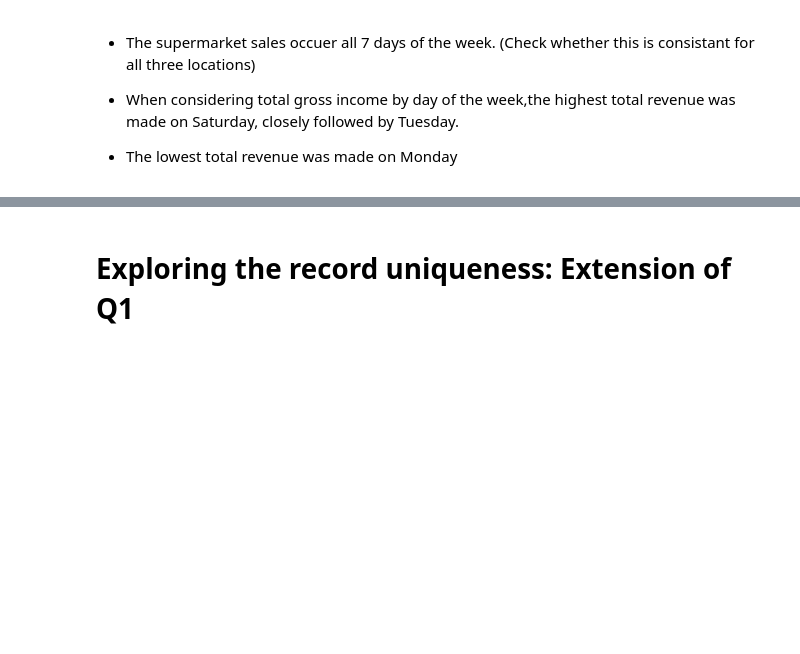
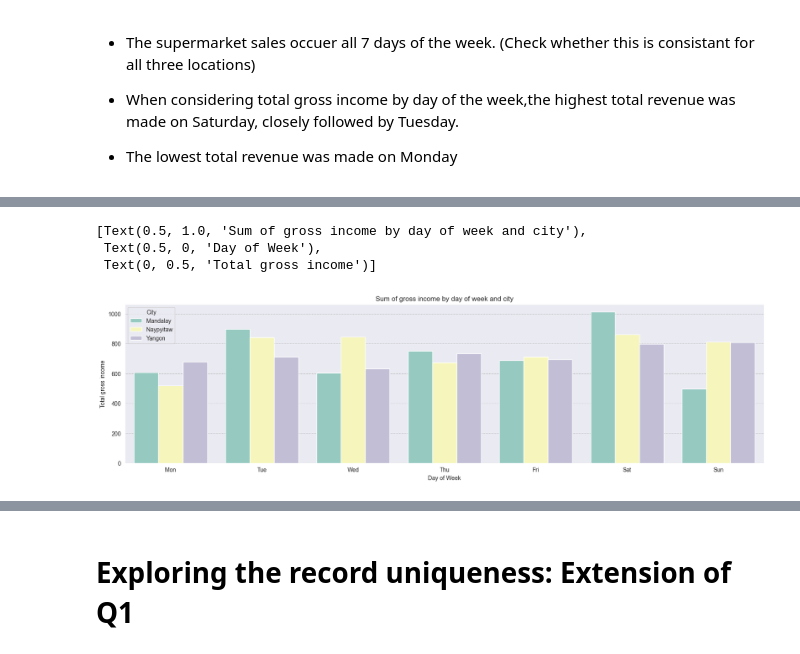
Before and after one commit to Zzzhenya/Supermarket_sales, a Jupyter notebook: Supermarket_data_exploration.ipynb, the cells around one changed output, grey strips where cells are left out. Drawn from its saved outputs; the diff is of its cells as text; code cells hidden in the pictures; blank space fills up the shorter version.

Commit message:
gross income by day and hour

```diff
--- a/Supermarket_data_exploration.ipynb
+++ b/Supermarket_data_exploration.ipynb
@@ -997,0 +1000,4 @@ sns.barplot(
+# %%
+dow_income_city = day_of_week.groupby(["dow","City"])[["gross income"]].sum()
+dow_income_city.reset_index(inplace=True)
+dow_income_city
@@ -997,0 +1022,20 @@ sns.barplot(
+# %%
+fig, ax = plt.subplots(figsize=(20, 5))
+sns.barplot(
+    data = dow_income_city,
+    x = "dow",
+    y = "gross income",
+    hue = "City",
+    palette = cat_palette,
+    order = ["Mon","Tue","Wed", "Thu", "Fri", "Sat","Sun"],
+    ax = ax).set(
+    title = "Sum of gross income by day of week and city",
+    xlabel = "Day of Week",
+    ylabel = "Total gross income"
+)
+#sns.set_style("darkgrid", {"grid.color": ".6", "grid.linestyle": ":"})
+# %% [output]
+[Text(0.5, 1.0, 'Sum of gross income by day of week and city'),
+ Text(0.5, 0, 'Day of Week'),
+ Text(0, 0.5, 'Total gross income')]
+[figure, added]
```
Also changed, not shown: parts of 12 cells of this notebook, 1 other file.
